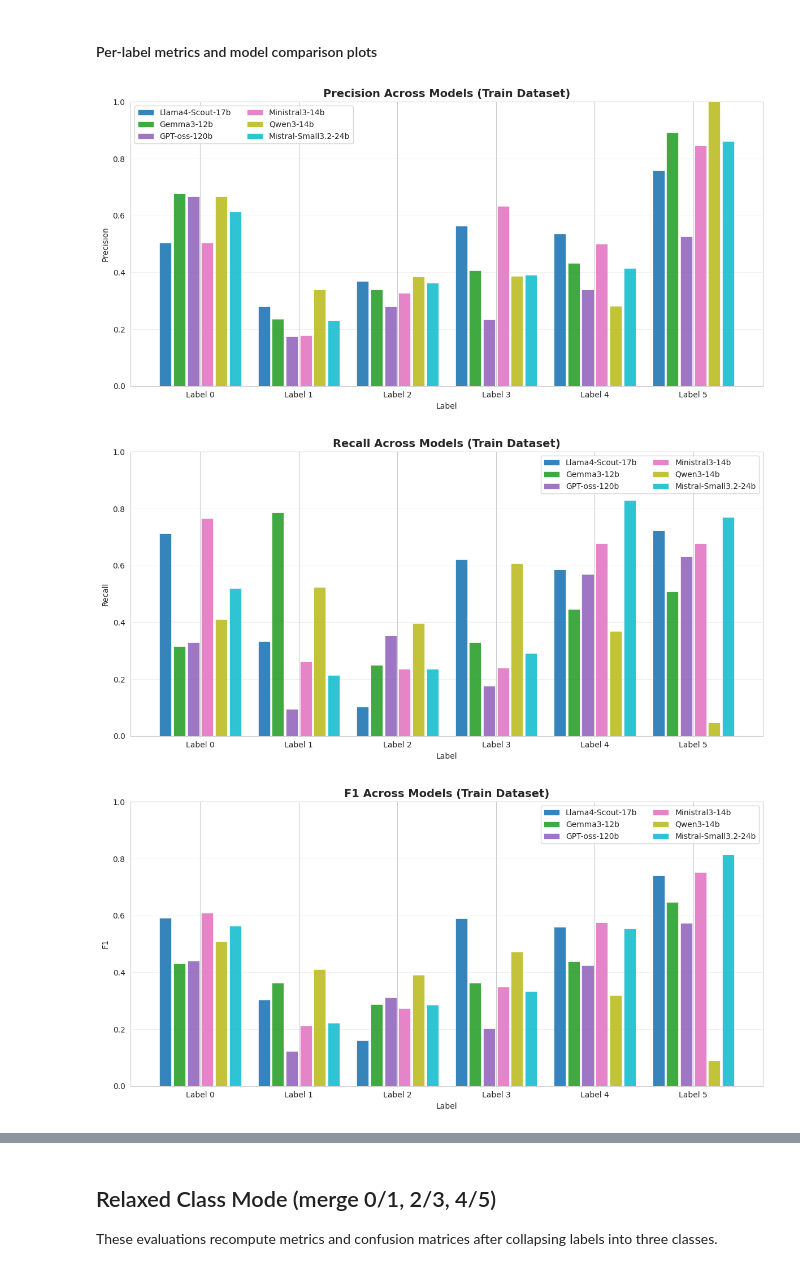
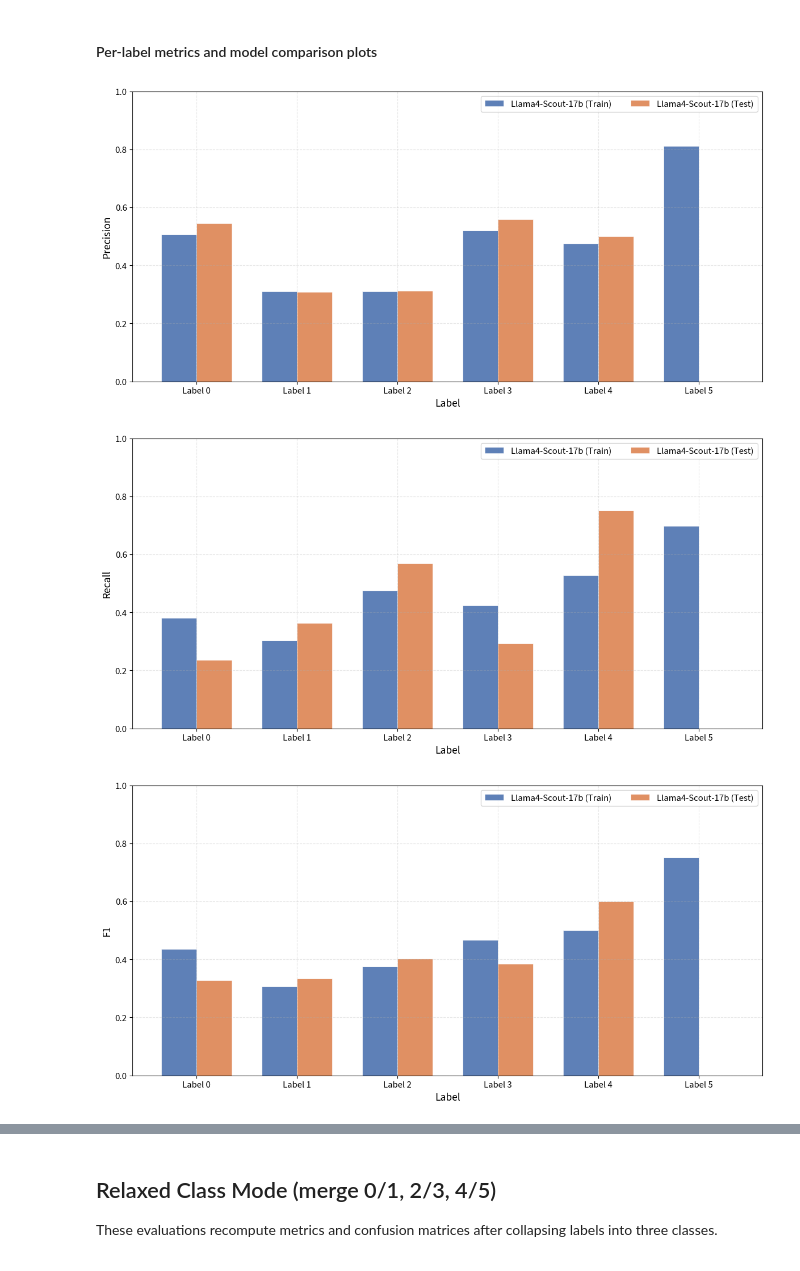
Before and after one commit to itzTerra/vis-desc, a Jupyter notebook: modules/lab/src/evaluation/llm/llm.ipynb, the cells around one changed output, grey strips where cells are left out. Cells and saved outputs as stored; diff of their text form; code cells hidden in the pictures.

```diff
--- a/modules/lab/src/evaluation/llm/llm.ipynb
+++ b/modules/lab/src/evaluation/llm/llm.ipynb
@@ -144,11 +29,3 @@ prompt                Rate each text segment on a scale from 0-5, where higher n
 # %%
-# Load all metric files
-metric_files = sorted(METRICS_DIR.glob("*.json"))
-items = load_metric_files(metric_files)
-
-config_names = [item.get("prompt_id", f"config_{i}") for i, item in enumerate(items)]
-
-print(f"Available configurations ({len(config_names)}):")
-for idx, name in enumerate(config_names):
-    print(f"  {idx}: {name}")
+df_metrics, items, config_names = load_metrics_from_dir(METRICS_DIR)
 # %% [output]
@@ -484,8 +220,14 @@ Per-label statistics:
 #### Per-label metrics and model comparison plots
 # %%
 if multiple_models:
-    vis_all_models_plots(multiple_models, "train", file_prefix="llm")
+    vis_all_models_plots(
+        multiple_models,
+        "test",
+        mode="train_test",
+        single_model=multiple_models[0].model,
+        file_prefix="llm",
+    )
 # %% [output]
-[figure, old version]
+[figure, new version]
-[figure, old version]
+[figure, new version]
-[figure, old version]
+[figure, new version]
```
Also changed, not shown: parts of 24 cells of this notebook, 14 other files.
